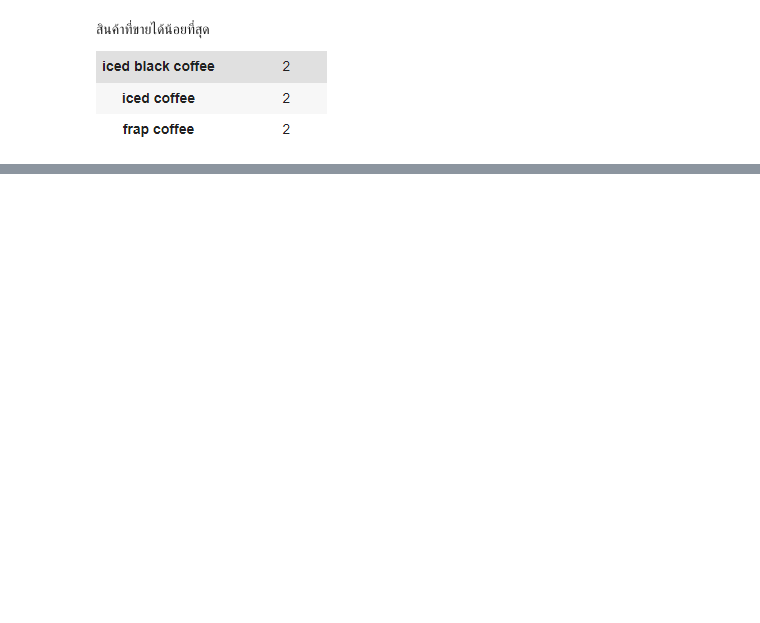
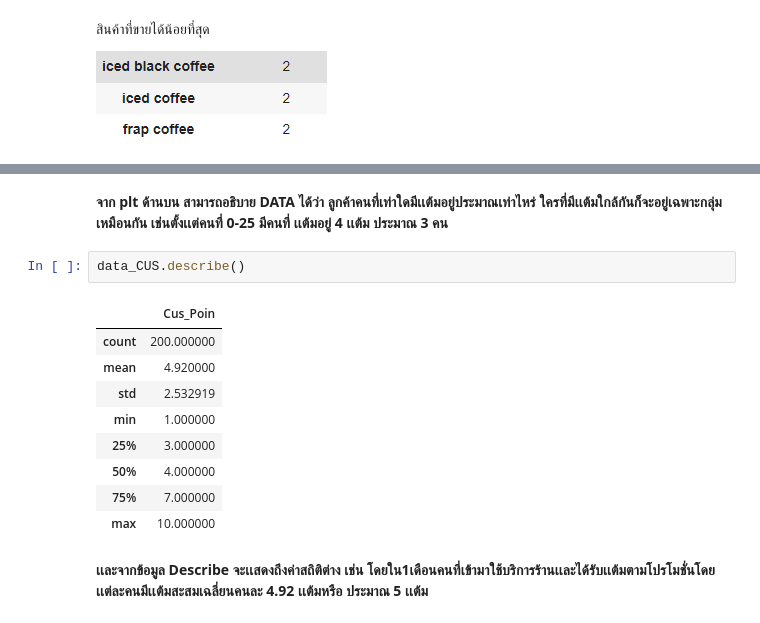
Before and after one commit to kittikhun62/DQ, a Jupyter notebook: ProjectCafe.ipynb, the cells around one changed output, grey strips where cells are left out. Drawn from its saved outputs; the diff is of its cells as text; blank space fills up the shorter version.

```diff
--- a/ProjectCafe.ipynb
+++ b/ProjectCafe.ipynb
@@ -239,0 +299,16 @@ Exam_0
+# %% [markdown]
+**จาก plt ด้านบน สามารถอธิบาย DATA ได้ว่า ลูกค้าคนที่เท่าใดมีเเต้มอยู่ประมาณเท่าไหร่ ใครที่มีเเต้มใกล้กันก็จะอยู่เฉพาะกลุ่มเหมือนกัน เช่นตั้งเเต่คนที่ 0-25 มีคนที่ เเต้มอยู่ 4 เเต้ม ประมาณ 3 คน**
+# %%
+data_CUS.describe()
+# %% [output]
+|  | Cus_Poin |
+| count | 200.000000 |
+| mean | 4.920000 |
+| std | 2.532919 |
+| min | 1.000000 |
+| 25% | 3.000000 |
+| 50% | 4.000000 |
+| 75% | 7.000000 |
+| max | 10.000000 |
+# %% [markdown]
+**เเละจากข้อมูล Describe จะเเสดงถึงค่าสถิติต่าง เช่น โดยใน1เดือนคนที่เข้ามาใช้บริการร้านเเละได้รับเเต้มตามโปรโมชั่นโดยเเต่ละคนมีเเต้มสะสมเฉลี่ยนคนละ 4.92 เเต้มหรือ ประมาณ 5 เเต้ม**
```
Also changed, not shown: parts of 8 cells of this notebook.
